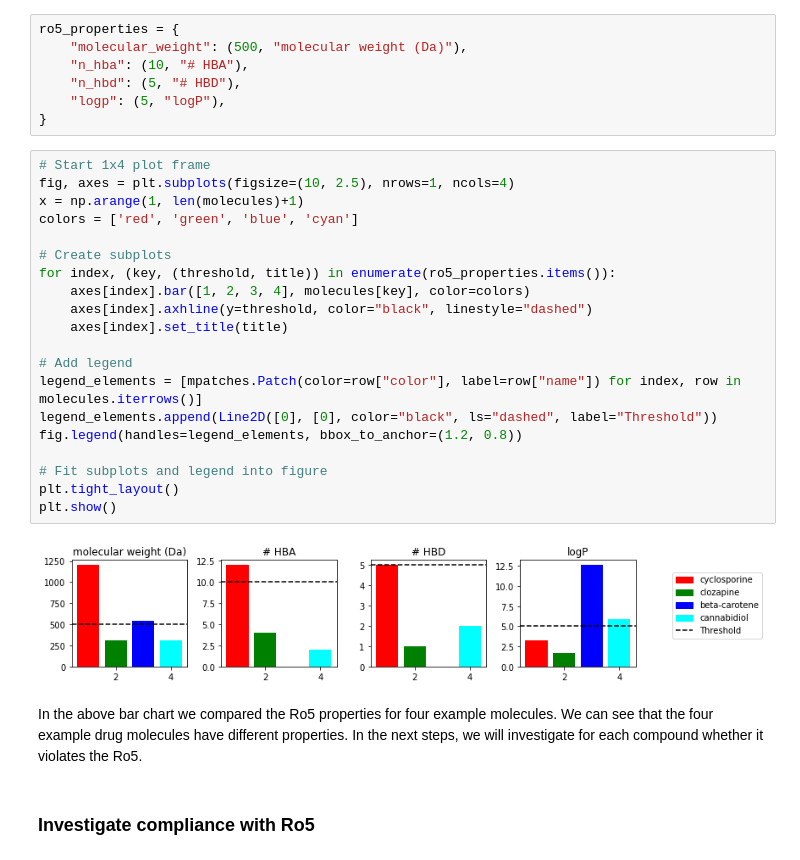
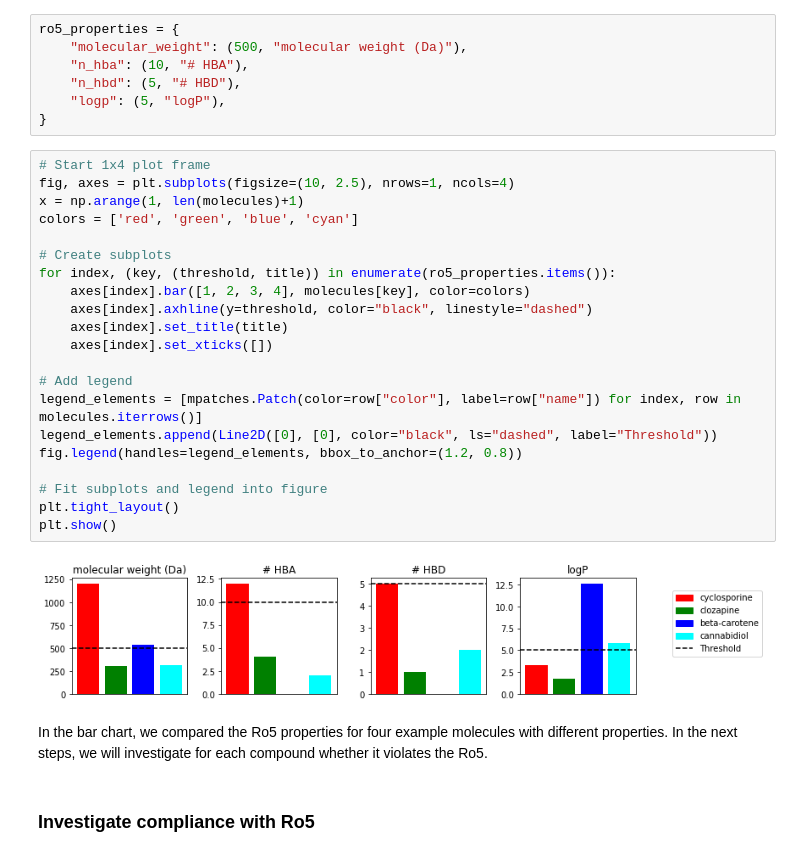
Before and after one commit to volkamerlab/teachopencadd, a Jupyter notebook: teachopencadd/talktorials/002_compound_adme/talktorial.ipynb, the cells around one changed output. Cells and saved outputs as stored; diff of their text form.

```diff
--- a/teachopencadd/talktorials/002_compound_adme/talktorial.ipynb
+++ b/teachopencadd/talktorials/002_compound_adme/talktorial.ipynb
@@ -181,27 +185,28 @@ ro5_properties = {
 # %%
 # Start 1x4 plot frame
 fig, axes = plt.subplots(figsize=(10, 2.5), nrows=1, ncols=4)
 x = np.arange(1, len(molecules)+1)
 colors = ['red', 'green', 'blue', 'cyan']
 
 # Create subplots
 for index, (key, (threshold, title)) in enumerate(ro5_properties.items()):
     axes[index].bar([1, 2, 3, 4], molecules[key], color=colors)
     axes[index].axhline(y=threshold, color="black", linestyle="dashed")
     axes[index].set_title(title)
+    axes[index].set_xticks([])
 
 # Add legend
 legend_elements = [mpatches.Patch(color=row["color"], label=row["name"]) for index, row in molecules.iterrows()]
 legend_elements.append(Line2D([0], [0], color="black", ls="dashed", label="Threshold"))
 fig.legend(handles=legend_elements, bbox_to_anchor=(1.2, 0.8))
 
 # Fit subplots and legend into figure
 plt.tight_layout()
 plt.show()
 # %% [output]
-[figure, old version]
+[figure, new version]
 # %% [markdown]
-In the above bar chart we compared the Ro5 properties for four example molecules. We can see that the four example drug molecules have different properties. In the next steps, we will investigate for each compound whether it violates the Ro5.
+In the bar chart, we compared the Ro5 properties for four example molecules with different properties. In the next steps, we will investigate for each compound whether it violates the Ro5.
 # %% [markdown]
 ### Investigate compliance with Ro5
 # %%
```
Also changed, not shown: parts of 32 cells of this notebook.
